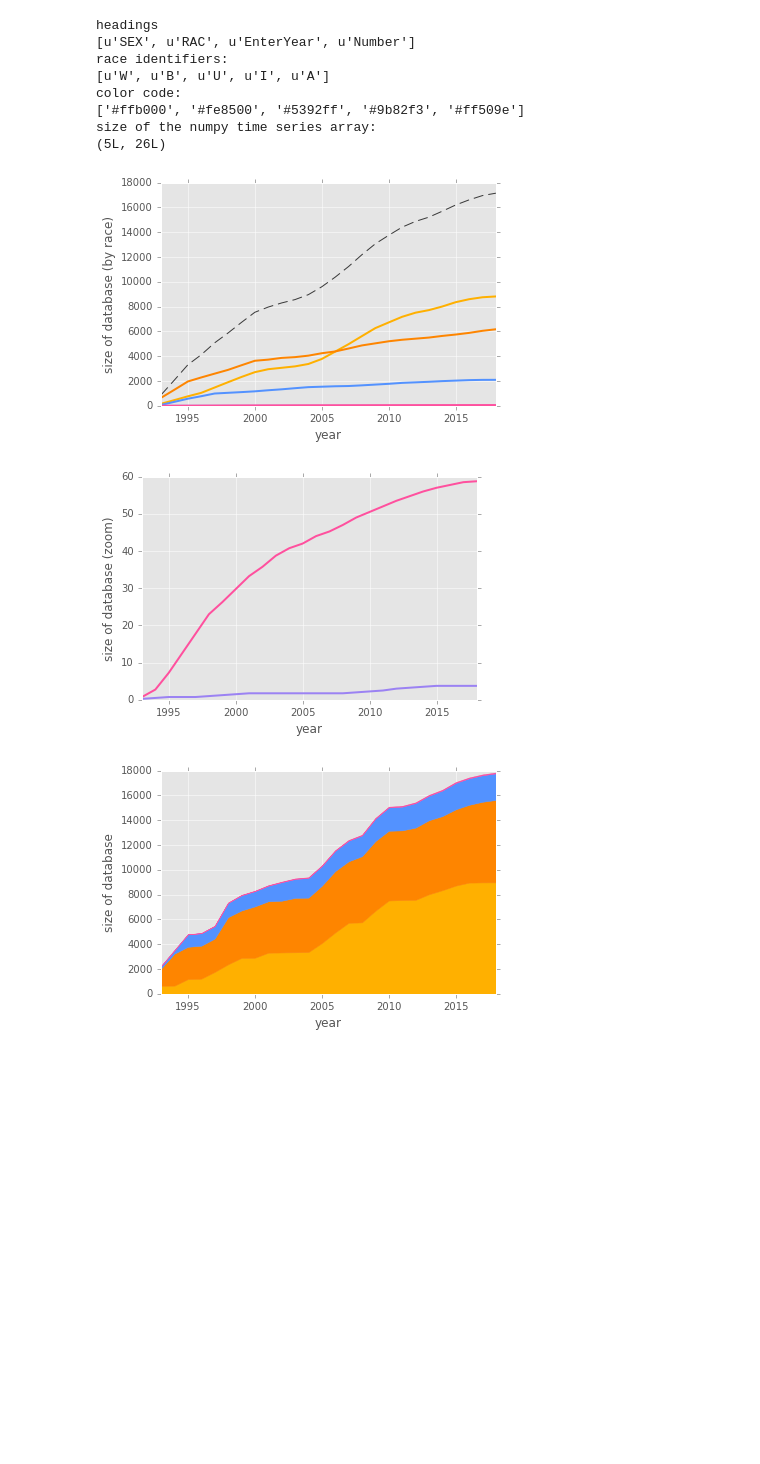
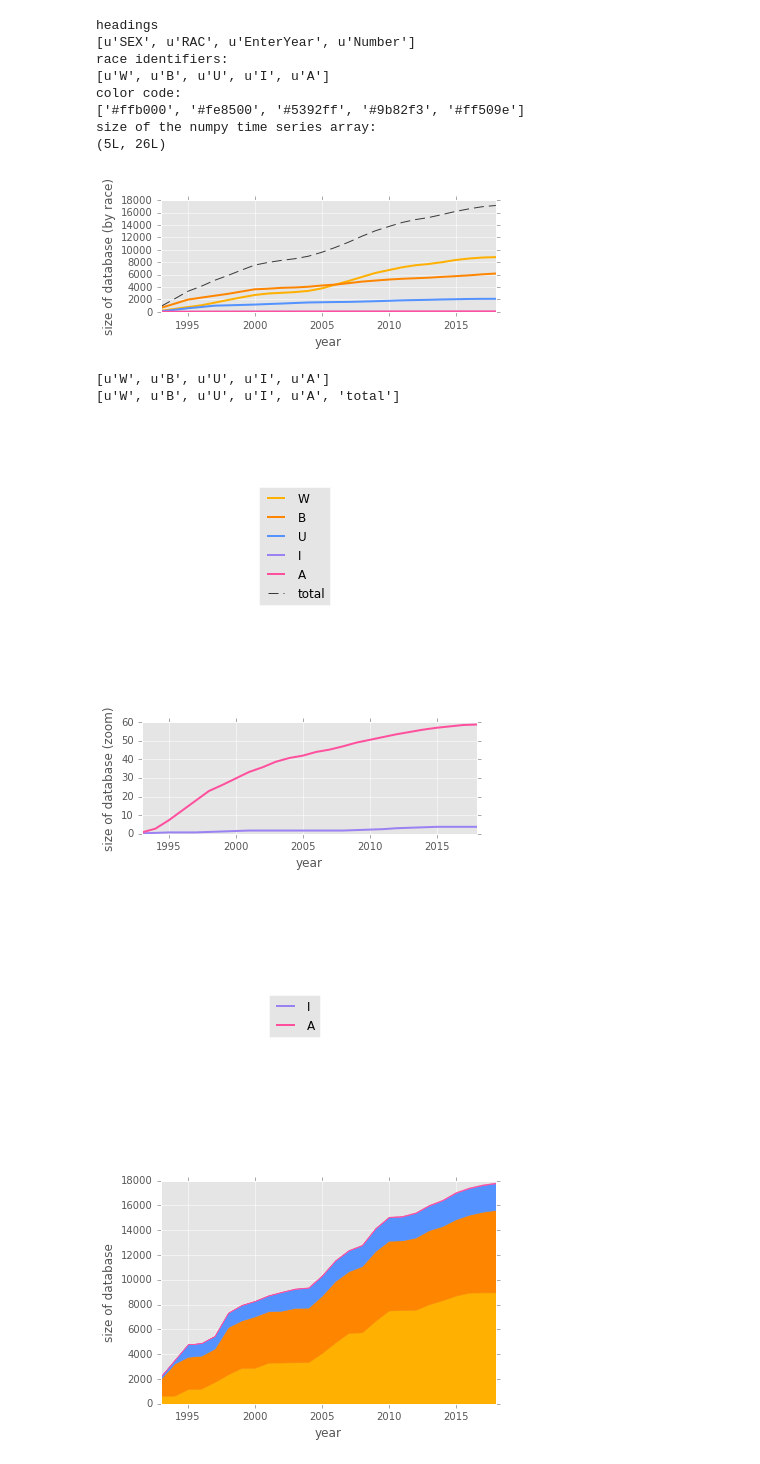
Before and after one commit to brendanchambers/chicago_gang_database, a Jupyter notebook: plot_cumulative_statewide.ipynb, the cells around one changed output. Drawn from its saved outputs; the diff is of its cells as text; code cells hidden in the pictures; blank space fills up the shorter version.

Commit message:
first polished draft of figures

```diff
--- a/plot_cumulative_statewide.ipynb
+++ b/plot_cumulative_statewide.ipynb
@@ -57,36 +57,67 @@ size of the numpy time series array:
 # %%
 xx = np.unique(gangDB['EnterYear']) # get entry-year data for xaxis range
 
 # total size over all race identifiers
 yy_total = np.zeros(np.shape(xx)) # init
 for idx,ID in enumerate(unique_identifiers):
     yy_total += np.cumsum(smooth(surveillanceTimeSeries[idx][:],4))
 
 # plot
-fig = plt.figure()
+fig = plt.figure(figsize=(6,2))
 ax = fig.add_subplot(1,1,1)
+plotlines = []
+
 for idx,ID in enumerate(unique_identifiers):
     yy = np.cumsum(smooth(surveillanceTimeSeries[idx][:],4))
-    ax.plot(xx,yy,color=color_code[idx],linewidth=2)
-ax.plot(xx,yy_total,dashes=[10,5,10,5],color='black',alpha=0.75,linewidth=1) # add the total line
+    line, = ax.plot(xx,yy,color=color_code[idx],linewidth=2)
+    plotlines.append(line)
+line, = ax.plot(xx,yy_total,dashes=[10,5,10,5],color='black',alpha=0.75,linewidth=1) # add the total line
+plotlines.append(line)
+legend_plotlines = tuple(plotlines)
 ax.set_xlim(np.min(xx),np.max(xx))
 ax.set_xlabel('year')
 ax.set_ylabel('size of database (by race)')
+plt.savefig('cumulative.svg')
+plt.show()
+# legend
+plt.figure()
+plt.axis('off')
+mylabels = [ident for ident in unique_identifiers]
+print mylabels
+mylabels.append('total')
+print mylabels
+plt.legend(legend_plotlines, mylabels,loc='center',)
+plt.savefig('cumulative_legend.svg')
 plt.show()
 
 # just the small categories, for a blowup
-fig = plt.figure()
+fig = plt.figure(figsize=(6,2))
 ax = fig.add_subplot(1,1,1)
+plotlines = ()
+
 for idx,ID in enumerate(unique_identifiers[-2:]):
     yy = np.cumsum(smooth(surveillanceTimeSeries[idx+3][:],4))
-    ax.plot(xx,yy,color=color_code[idx+3],linewidth=2) # offset manually for color selection
+    line, = ax.plot(xx,yy,color=color_code[idx+3],linewidth=2) # offset manually for color selection
+    new_plotlines = (plotlines, line) # for legend
+    plotlines = new_plotlines
 ax.set_xlim(np.min(xx),np.max(xx))
 ax.set_xlabel('year')
 ax.set_ylabel('size of database (zoom)')
+plt.savefig('cumulative_zoom.svg')
 plt.show()
+# legend
+plt.figure()
+plt.axis('off')
+plt.legend(plotlines, mylabels[-3:-1],loc='center')
+plt.savefig('cumulative_zoom_legend.svg')
+plt.show()
 # %% [output]
-[figure, old version]
+[figure, new version]
+[u'W', u'B', u'U', u'I', u'A']
+[u'W', u'B', u'U', u'I', u'A', 'total']
-[figure, old version]
+[figure, new version]
+[figure, added]
+[figure, added]
 # %%
 # print stacked area chart
 
```
Also changed, not shown: 9 other files.
